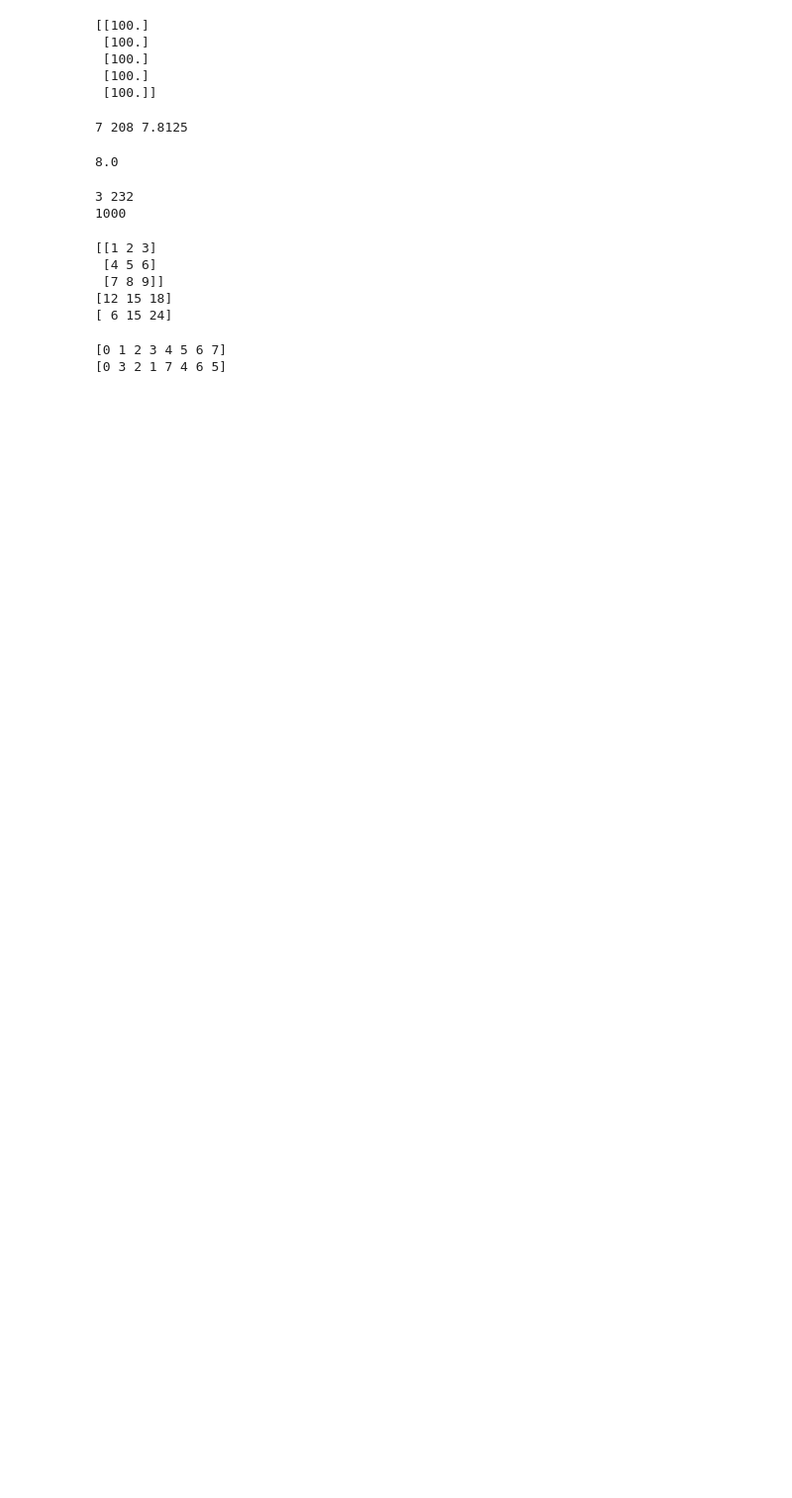
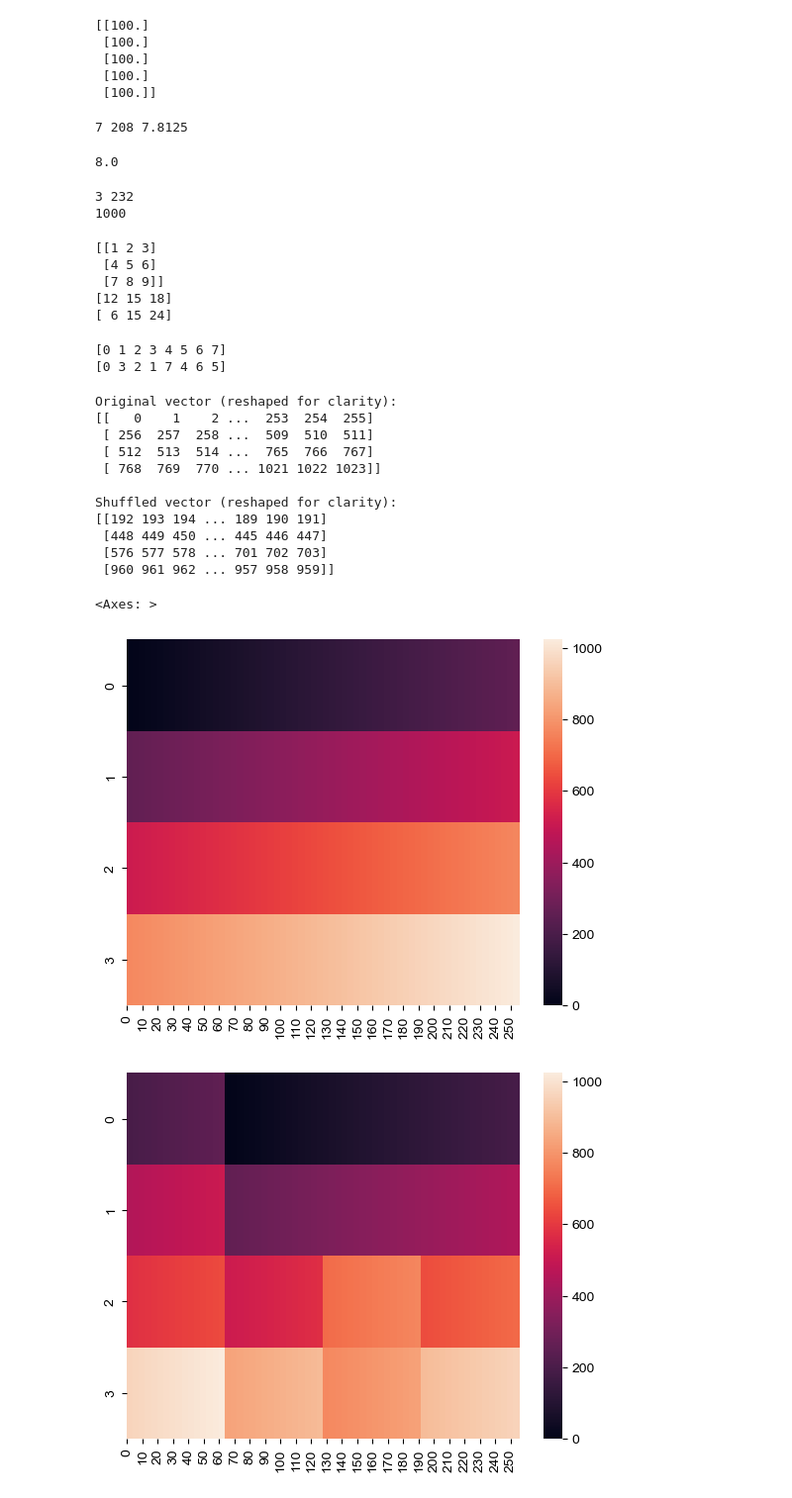
Before and after one commit to Integrated-Systems-Neuroengineering/scrramble, a Jupyter notebook: Notebooks/core_architecture_notebook.ipynb, the cells around one changed output. Shown: that part at 99% size. Saved outputs shown, nothing was run; the diff lists cells and outputs as text; code cells hidden in the pictures; blank space fills up the shorter version.

Commit message:
EPIC-AI EIC
Committing blocks for the EPIC-AI project here.

```diff
--- a/Notebooks/core_architecture_notebook.ipynb
+++ b/Notebooks/core_architecture_notebook.ipynb
@@ -224,7 +225,7 @@ print(xn[:8])
 # %%
 def shuffle_blocks(x, subvector_len, slot_len, key = jax.random.key(0)):
     """
-    Shuffle the order of subblocks within each subvector.
+    Shuffle the order of subblocks within each subvector. (Ready for deployment!)
 
     Args:
     x: jnp.ndarray, input vector of shape (input_len,)
@@ -242,6 +243,63 @@ def shuffle_blocks(x, subvector_len, slot_len, key = jax.random.key(0)):
     slots_per_input = subvector_len//slot_len # e.g. 256//64 = 4 slots per input
 
     # reshape x into a 3D tensor of shape (num_subvectors, slots_per_input, slot_len), e.g. (4, 4, 64)
-    x = x.reshape(num_subvectors, slots_per_input, slot_len)
+    x_new = x.reshape(num_subvectors, slots_per_input, slot_len)
 
-    assert x.shape == (num_subvectors, slots_per_input, slot_len), "Input shape is incorrect"
+    assert x_new.shape == (num_subvectors, slots_per_input, slot_len), "Input shape is incorrect"
+
+    # shuffle over the slots_per_input dimension
+    keys = jax.random.split(key, num_subvectors) # for every subvector the key is unique
+
+    # shuffle each subvector along index 1
+    shuffled_blocks = [
+        x_new[i, jax.random.permutation(keys[i], slots_per_input, independent=True)] for i in range(num_subvectors)
+    ]
+
+    # combine into a shuffled vector
+    x_shuffled = jnp.concatenate([blocks.reshape(-1) for blocks in shuffled_blocks])
+
+    return x_shuffled
+# %%
+## testing
+x = jnp.arange(1024)
+key = jax.random.key(1)
+subvector_len = 256
+slot_len = 64
+
+x_shuffled = shuffle_blocks(x, subvector_len, slot_len, key)
+
+# Print results
+print("Original vector (reshaped for clarity):")
+print(x.reshape(-1, subvector_len))
+
+print("\nShuffled vector (reshaped for clarity):")
+print(x_shuffled.reshape(-1, subvector_len))
+
+## visualize
+
+plt.figure()
+# plt.title("Original vector")
+# plt.matshow(x.reshape(-1, subvector_len), aspect='auto')
+# plt.colorbar()
+sns.heatmap(x.reshape(-1, subvector_len))
+
+plt.figure()
+# plt.title("Shuffled vector")
+# plt.matshow(x_shuffled.reshape(-1, subvector_len), aspect='auto')
+sns.heatmap(x_shuffled.reshape(-1, subvector_len))
+# plt.colorbar()
+# %% [output]
+Original vector (reshaped for clarity):
+[[   0    1    2 ...  253  254  255]
+ [ 256  257  258 ...  509  510  511]
+ [ 512  513  514 ...  765  766  767]
+ [ 768  769  770 ... 1021 1022 1023]]
+
+Shuffled vector (reshaped for clarity):
+[[192 193 194 ... 189 190 191]
+ [448 449 450 ... 445 446 447]
+ [576 577 578 ... 701 702 703]
+ [960 961 962 ... 957 958 959]]
+<Axes: >
+[figure, added]
+[figure, added]
```
Also changed, not shown: parts of 8 cells of this notebook, 13 other files.
